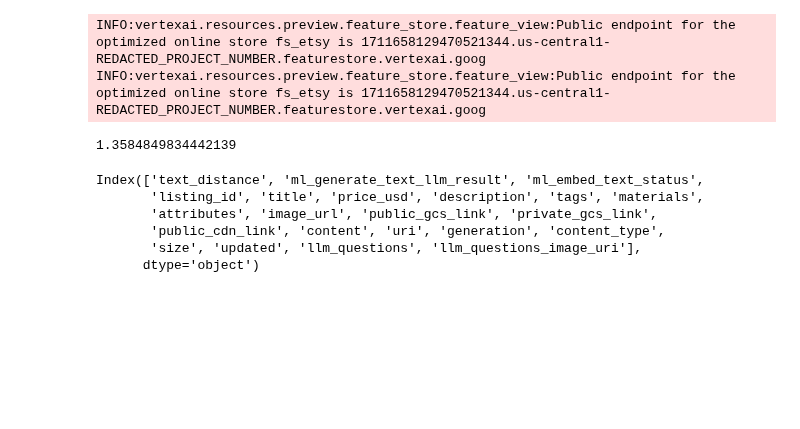
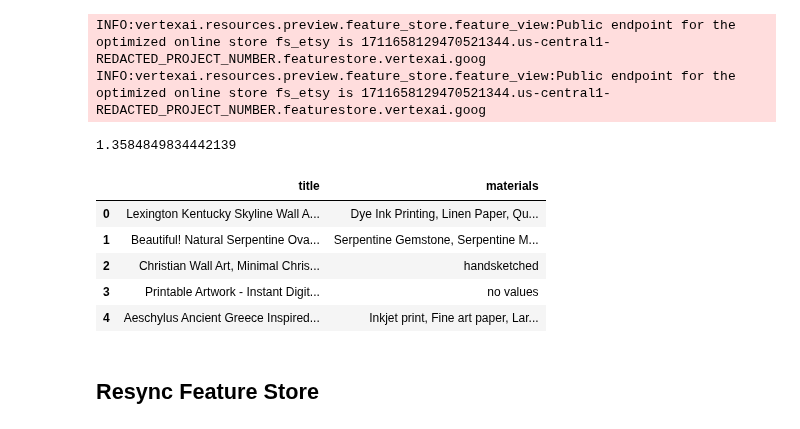
Before and after one commit to jchavezar/vertex-ai-samples, a Jupyter notebook: gen_ai/flet/marketplace/preprocessing.ipynb, the cells around one changed output. Cells and saved outputs as stored; diff of their text form; code cells hidden in the pictures; blank space fills up the shorter version.

```diff
--- a/gen_ai/flet/marketplace/preprocessing.ipynb
+++ b/gen_ai/flet/marketplace/preprocessing.ipynb
@@ -725,11 +661,13 @@ INFO:vertexai.resources.preview.feature_store.feature_view:Public endpoint for t
 INFO:vertexai.resources.preview.feature_store.feature_view:Public endpoint for the optimized online store fs_etsy is 1711658129470521344.us-central1-REDACTED_PROJECT_NUMBER.featurestore.vertexai.goog
 1.3584849834442139
 # %%
-df2.columns
+df2[["title", "materials"]]
 # %% [output]
-Index(['text_distance', 'ml_generate_text_llm_result', 'ml_embed_text_status',
-       'listing_id', 'title', 'price_usd', 'description', 'tags', 'materials',
-       'attributes', 'image_url', 'public_gcs_link', 'private_gcs_link',
-       'public_cdn_link', 'content', 'uri', 'generation', 'content_type',
-       'size', 'updated', 'llm_questions', 'llm_questions_image_uri'],
-      dtype='object')
+|  | title | materials |
+| 0 | Lexington Kentucky Skyline Wall A... | Dye Ink Printing, Linen Paper, Qu... |
+| 1 | Beautiful! Natural Serpentine Ova... | Serpentine Gemstone, Serpentine M... |
+| 2 | Christian Wall Art, Minimal Chris... | handsketched |
+| 3 | Printable Artwork - Instant Digit... | no values |
+| 4 | Aeschylus Ancient Greece Inspired... | Inkjet print, Fine art paper, Lar... |
+# %% [markdown]
+## Resync Feature Store
```
Also changed, not shown: parts of 20 cells of this notebook.
